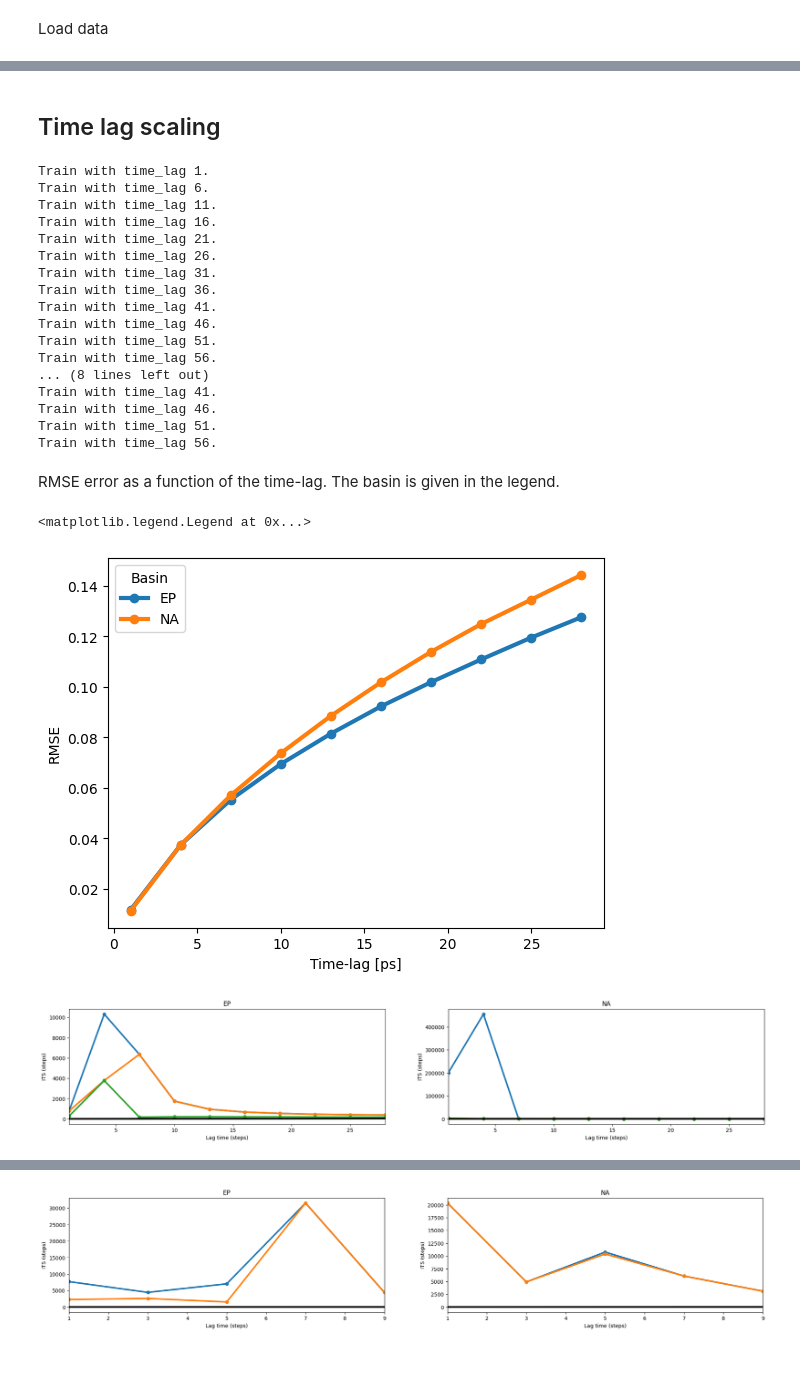
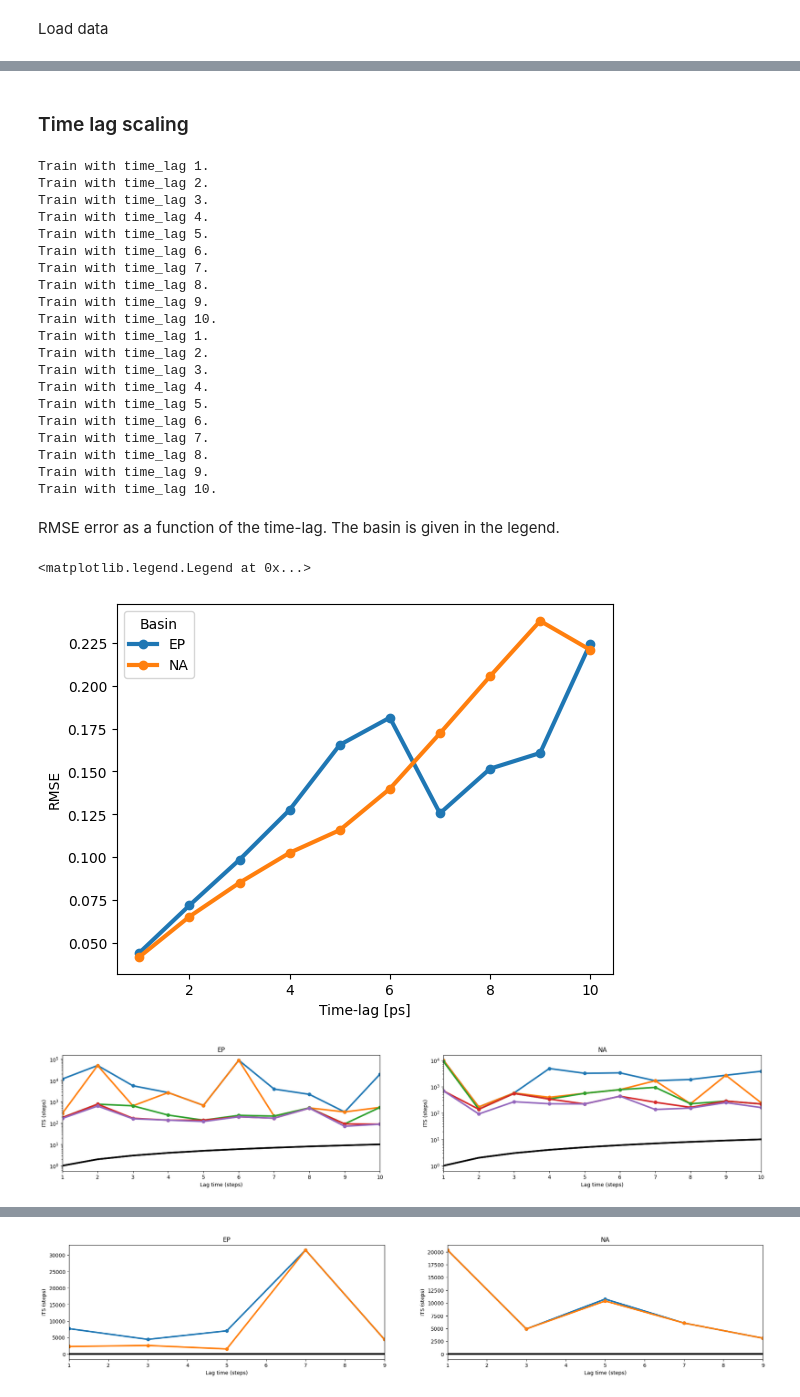
Before and after one commit to ejbrun/koopman_learning_tropical_cyclone, a Jupyter notebook: examples/koopman_kernel_for_TC_spectral_consistency_analysis.ipynb, the cells around one changed output, grey strips where cells are left out. Drawn from its saved outputs; the diff is of its cells as text; code cells hidden in the pictures; blank space fills up the shorter version.

```diff
--- a/examples/koopman_kernel_for_TC_spectral_consistency_analysis.ipynb
+++ b/examples/koopman_kernel_for_TC_spectral_consistency_analysis.ipynb
@@ -185,7 +185,8 @@ Basins are given by ['EP', 'NA', 'NI', 'SI', 'SP', 'WP', 'SA'].
 # %% [markdown]
 Load data
 # %%
-time_step_h = 1.0
+# time_step_h = 1.0
+time_step_h = 3.0
 basins = BASINS[:2]
 # basins = BASINS[:-5]
 # year_range = (2000, 2010)
@@ -221,18 +220,20 @@ model_config = {
     "rng_seed": 42,
 }
 
-context_length = 2
+context_length = 12
 # context_length = 19
 # context_length = 16
 top_k = 5
 feature_list = ['lon', 'lat', 'max_sustained_wind', 'radius_max_wind', 'radius_oci', 'central_pressure', 'environmental_pressure']
 # %% [markdown]
-## Time lag scaling
+### Time lag scaling
 # %%
 evals_d = {}
 error_d = {}
 tscale_d = {}
-time_lags = range(1, 60, 5)
+time_lags = range(1, 11, 1)
+# time_lags = range(1, 25, 2)
+# time_lags = range(0, 60, 5)
 # time_lags = range(1, 10, 2)
 # time_lags = [1, 5, 10]
 for basin in basins:
@@ -243,22 +244,25 @@ for basin in basins:
     tscale_d[basin] = ts_d
 # %% [output]
 Train with time_lag 1.
+Train with time_lag 2.
+Train with time_lag 3.
+Train with time_lag 4.
+Train with time_lag 5.
 Train with time_lag 6.
-Train with time_lag 11.
-Train with time_lag 16.
-Train with time_lag 21.
-Train with time_lag 26.
-Train with time_lag 31.
-Train with time_lag 36.
-Train with time_lag 41.
-Train with time_lag 46.
-Train with time_lag 51.
-Train with time_lag 56.
-... (8 lines left out)
-Train with time_lag 41.
-Train with time_lag 46.
-Train with time_lag 51.
-Train with time_lag 56.
+Train with time_lag 7.
+Train with time_lag 8.
+Train with time_lag 9.
+Train with time_lag 10.
+Train with time_lag 1.
+Train with time_lag 2.
+Train with time_lag 3.
+Train with time_lag 4.
+Train with time_lag 5.
+Train with time_lag 6.
+Train with time_lag 7.
+Train with time_lag 8.
+Train with time_lag 9.
+Train with time_lag 10.
 # %% [markdown]
 RMSE error as a function of the time-lag. The basin is given in the legend.
 # %%
@@ -273,32 +277,33 @@ ax.set_ylabel("RMSE")
 ax.legend(title="Basin")
 # %% [output]
 <matplotlib.legend.Legend at 0x...>
-[figure, old version]
+[figure, new version]
 # %%
 from itertools import product
 # %%
 fig, ax = plt.subplots(ncols=len(basins), figsize=(9, 4.5))
 fig.set_size_inches(24, 4)
 
 basin = basins[1]
 start_idx = 0
 
 for idx, basin in enumerate(basins):
 
     ax[idx].plot(time_lags[start_idx:], [tscale[0] for tscale in tscale_d[basin].values()][start_idx:], lw=3, marker='o')
     ax[idx].plot(time_lags[start_idx:], [tscale[1] for tscale in tscale_d[basin].values()][start_idx:], lw=3, marker='o')
     ax[idx].plot(time_lags[start_idx:], [tscale[2] for tscale in tscale_d[basin].values()][start_idx:], lw=3, marker='o')
-    # ax[idx].plot(time_lags[start_idx:], [tscale[3] for tscale in tscale_d[basin].values()], lw=3, marker='o')
+    ax[idx].plot(time_lags[start_idx:], [tscale[3] for tscale in tscale_d[basin].values()][start_idx:], lw=3, marker='o')
+    ax[idx].plot(time_lags[start_idx:], [tscale[4] for tscale in tscale_d[basin].values()][start_idx:], lw=3, marker='o')
 
     ax[idx].plot(time_lags[start_idx:], time_lags[start_idx:], lw=3, c='k')
     ax[idx].plot(time_lags[start_idx:], time_lags[start_idx:], lw=3, c='k')
 
     ax[idx].set_xlabel("Lag time (steps)")
     ax[idx].set_ylabel("ITS (steps)")
     ax[idx].set_title(basin)
     ax[idx].margins(x=0)
     # ax[idx].set_xscale("log")
-    # ax[idx].set_yscale("log")
+    ax[idx].set_yscale("log")
 # %% [output]
-[figure, old version]
+[figure, new version]
 # %% [markdown]
```
Also changed, not shown: parts of 19 cells of this notebook, 4 other files.
